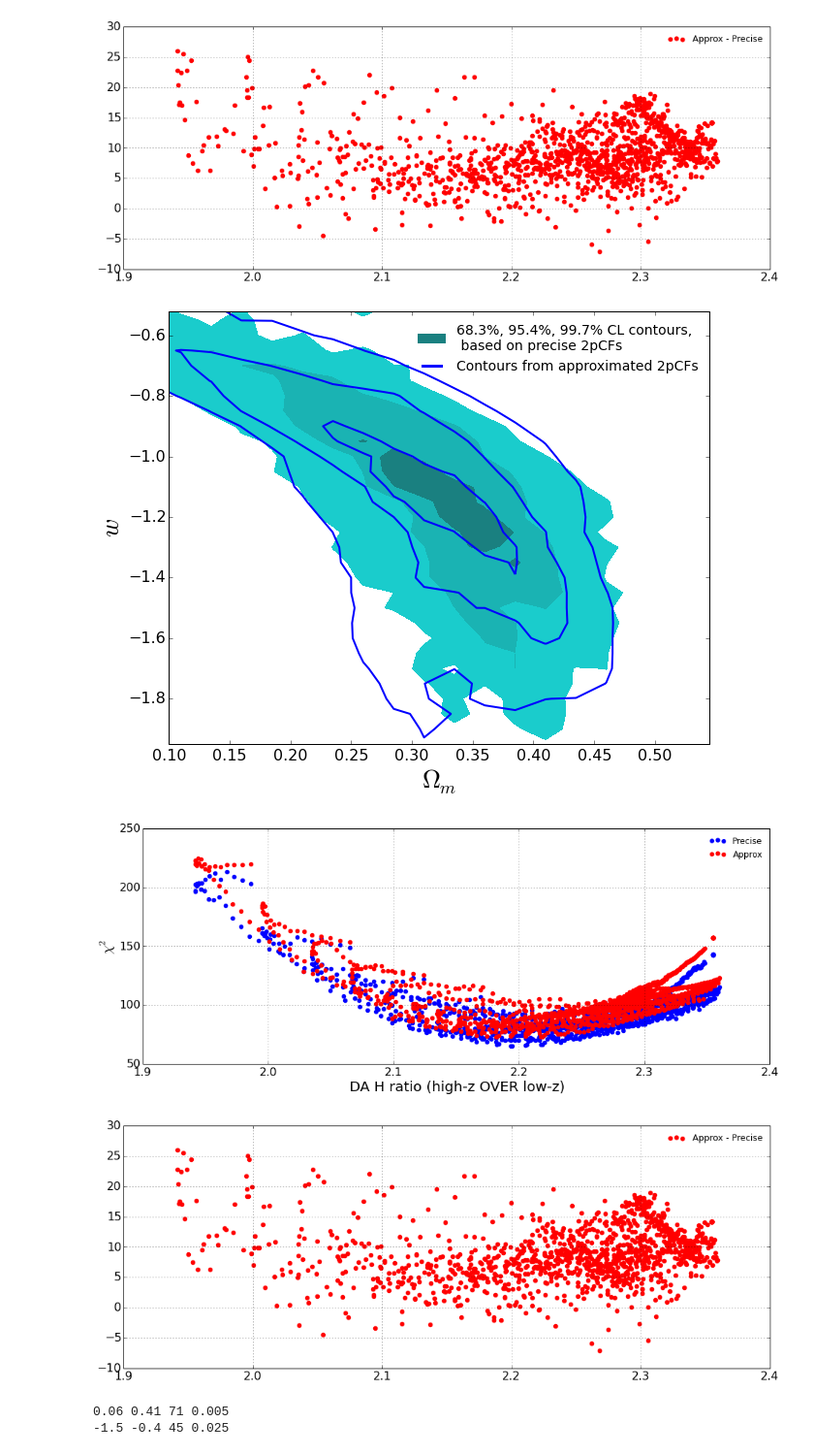
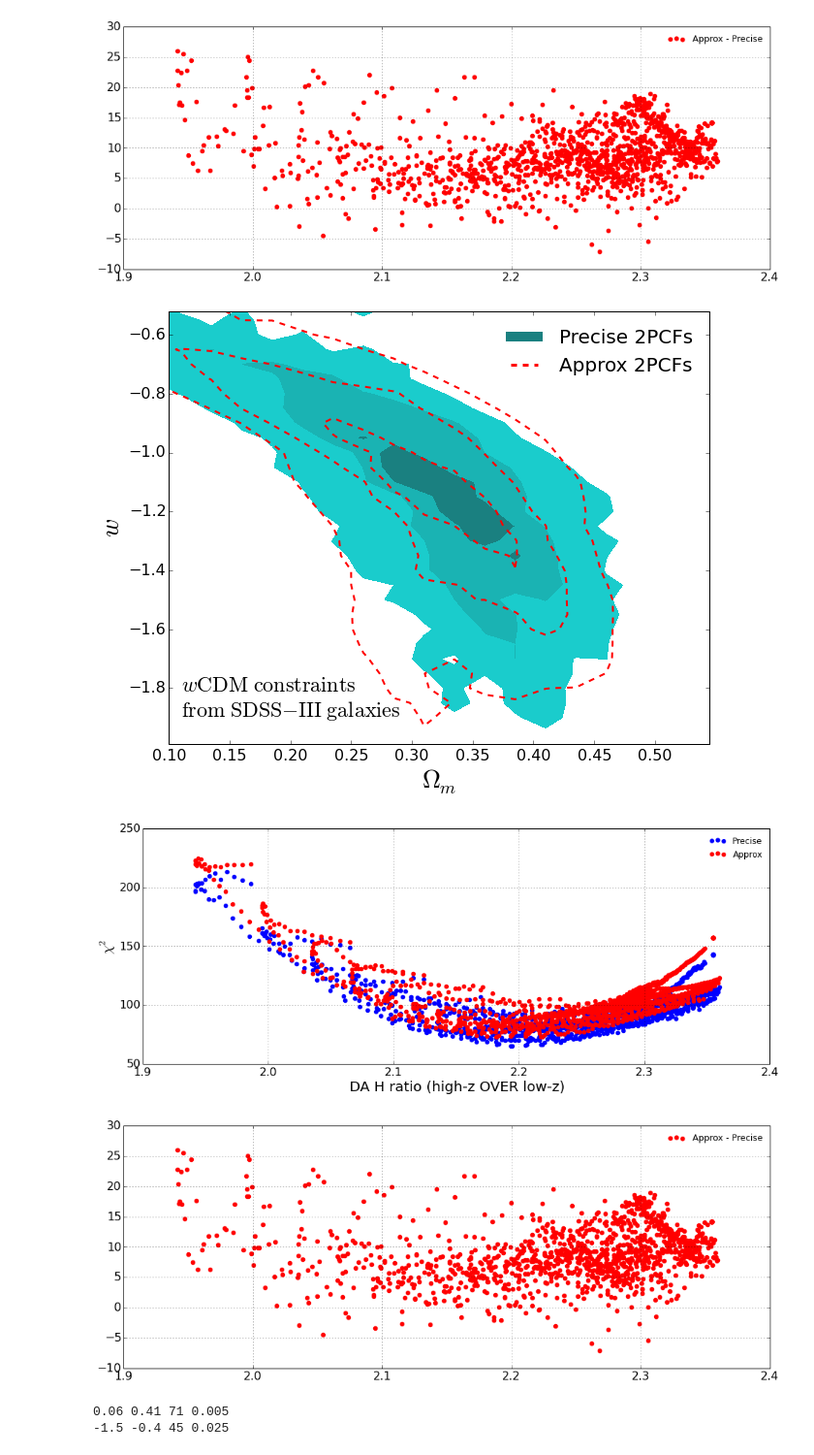
Before and after one commit to xiaodongli1986/2PCF_AP, a Jupyter notebook: CPL_Draft_Comparing_Precise_Approx.ipynb, the cells around one changed output. Shown: that part at 97% size. Saved outputs shown, nothing was run; the diff lists cells and outputs as text; code cells hidden in the pictures.

```diff
--- a/CPL_Draft_Comparing_Precise_Approx.ipynb
+++ b/CPL_Draft_Comparing_Precise_Approx.ipynb
@@ -477,9 +477,9 @@ if True:
                     nowtab[nowstrs[1]][1] += float(nowstrs[3])/covmatrescale
 
             if plotformat == 1:
-                nowlab = '68.3%, 95.4%, 99.7% CL contours,\n based on precise 2pCFs'
-            elif plotformat == 3:
-                nowlab = 'Contours from approximated 2pCFs'
+                nowlab = 'Precise 2PCFs'
+            else:
+                nowlab = 'Approx 2PCFs'
             #elif plotformat == 5:
             #    nowlab = 'Approximate Method ($s$,$\\mu$ mapping, Fortran code)'
         nowtab[omwstr(0.26,-1)][1] = (nowtab[omwstr(0.235,-1)][1]+nowtab[omwstr(0.285,-1)][1])/2.0
@@ -509,37 +509,38 @@ if True:
                 (DA(om, w, 0.7, SixBinRedshift_NS[0])* Hz(om, w, 0.7, SixBinRedshift_NS[0])) for om in Dense1subscan_omlist] \
                         for w in Dense1subscan_wlist])
         Y =  sumlist([[nowtab[omwstr(om,w)][1]/float(len(nowfiles))  for om in Dense1subscan_omlist] for w in Dense1subscan_wlist])
 
         if plotformat == 1:
                 ax1.scatter(X,Y, lw=2, linewidths=0, color='b', label='Precise')
                 nowlike0 = [[nowtab[omwstr(om,w)][1]/float(len(nowfiles)) for om in Dense1subscan_omlist] for w in Dense1subscan_wlist]
                 Y0 = [xx for xx in Y]
         else:
                 ax1.scatter(X,Y, lw=2, linewidths=0, color='r', label='Approx')
                 diffY = [Y[row]-Y0[row] for row in range(len(Y))]
                 difflike = [[nowtab[omwstr(om,w)][1]/float(len(nowfiles)) for om in Dense1subscan_omlist] for w in Dense1subscan_wlist]
                 for row2 in range(len(Dense1subscan_omlist)):
                     for row1 in range(len(Dense1subscan_wlist)):
                         difflike[row1][row2] = (difflike[row1][row2]-nowlike0[row1][row2])
                 ax2.scatter(X,diffY, lw=2, linewidths=0, color='r', label='Approx - Precise')
-        plotformat += 2
+        plotformat += 1
     ax1.set_xlabel('DA H ratio (high-z OVER low-z)', fontsize=20)
     ax1.set_ylabel('$\\chi^2$', fontsize=20)
     ax.grid(); ax1.grid(); ax2.grid()
     ax.set_xlim(conommin, conommax); ax.set_ylim(conwmin, conwmax)
     ax.set_xlabel('$\\Omega_m$', fontsize=26); ax.set_ylabel('$w$', fontsize=26)
     #ax.set_xticks(np.arange(0.10, conommax, 0.05)); ax.set_yticks(np.arange(-1.8, conwmax, 0.2))
     #ax.set_title('# of $\\mu$ bins = '+str(nummuedges))
-    ax.legend(frameon=False,loc='best',fontsize=14); ax1.legend(frameon=False,loc='best'); ax2.legend(frameon=False,loc='best')
+    ax.legend(frameon=False,loc='best',fontsize=20); ax1.legend(frameon=False,loc='best'); ax2.legend(frameon=False,loc='best')
     #fig.savefig('FortranCode_CompContour__polyfitdeg3.baseline_om0.3100_w-0.6000_nbins750_mubins600.png', format='png')
     #ax.set_xlim(0.10,0.53); ax.set_ylim(-2.2,-0.05)
-    ax.set_xlim(0.10,0.545); ax.set_ylim(-1.95,-0.52)
+    ax.set_xlim(0.10,0.545); ax.set_ylim(-1.99,-0.52)
     ax.grid()
+    ax.text(0.11, -1.9, '$w\\rm CDM\\ constraints\\,$ \n$\\rm from\\ SDSS-III\\ galaxies$ ', fontsize=22)
     #ax.grid()
     plt.show()
     fig.savefig('./Draft/fig_comp.eps', format='eps')
 # %% [output]
-[figure, old version]
+[figure, new version]
 [figure]
 [figure]
 # %%
```
Also changed, not shown: 30 other files.
